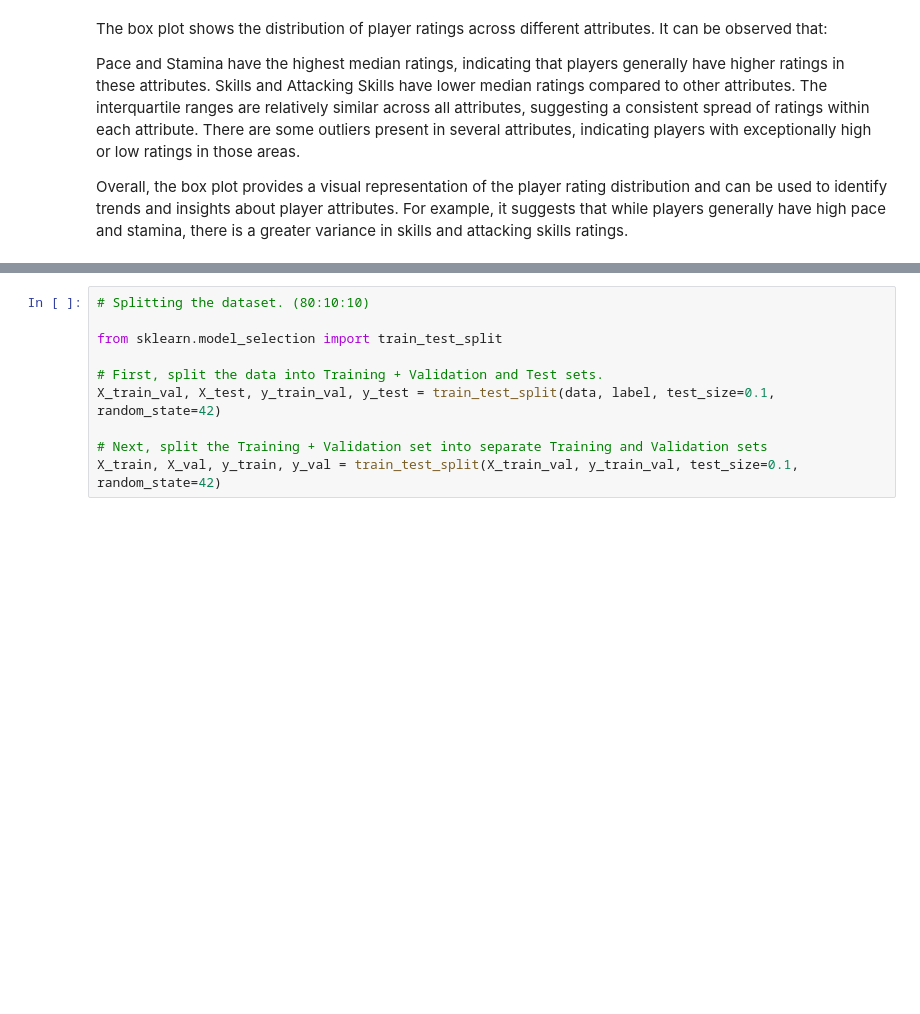
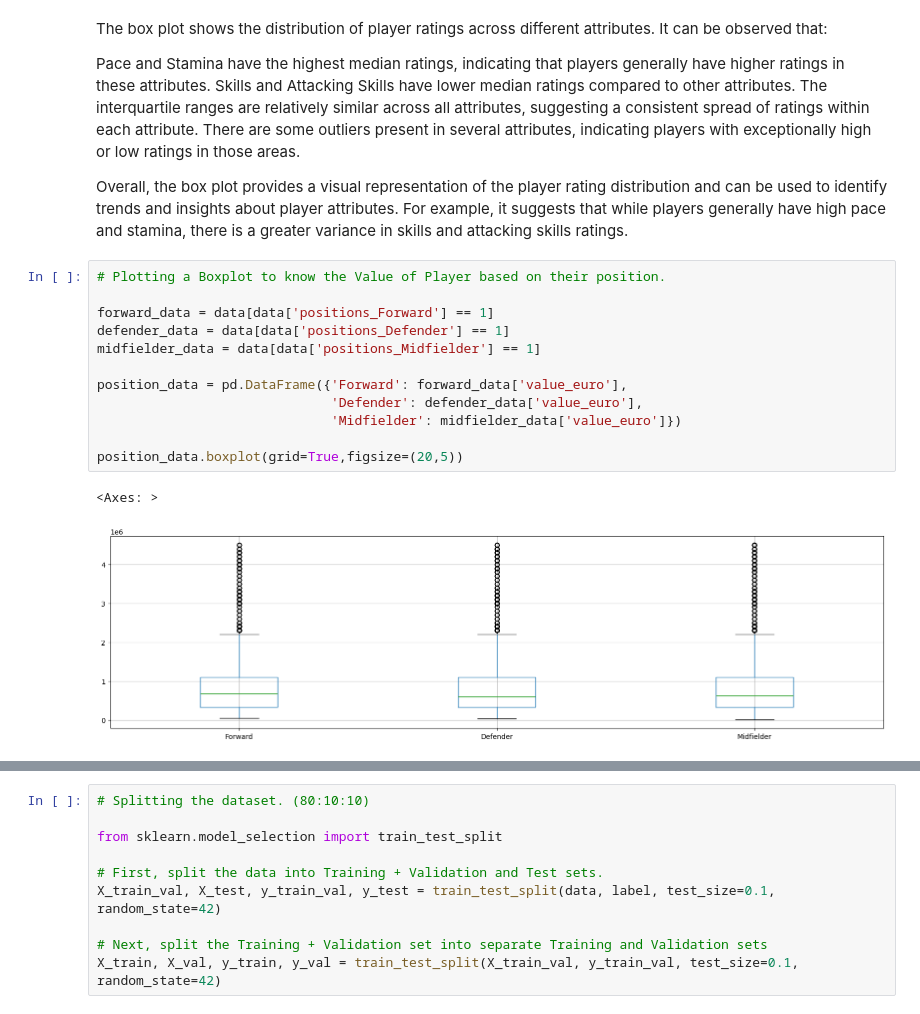
Before and after one commit to ExcaliburML/Regression, a Jupyter notebook: Regression.ipynb, the cells around one changed output, grey strips where cells are left out. Saved outputs shown, nothing was run; the diff lists cells and outputs as text; blank space fills up the shorter version.

```diff
--- a/Regression.ipynb
+++ b/Regression.ipynb
@@ -413,3 +419,18 @@ The interquartile ranges are relatively similar across all attributes, suggestin
 There are some outliers present in several attributes, indicating players with exceptionally high or low ratings in those areas.
 
 Overall, the box plot provides a visual representation of the player rating distribution and can be used to identify trends and insights about player attributes. For example, it suggests that while players generally have high pace and stamina, there is a greater variance in skills and attacking skills ratings.
+# %%
+# Plotting a Boxplot to know the Value of Player based on their position.
+
+forward_data = data[data['positions_Forward'] == 1]
+defender_data = data[data['positions_Defender'] == 1]
+midfielder_data = data[data['positions_Midfielder'] == 1]
+
+position_data = pd.DataFrame({'Forward': forward_data['value_euro'],
+                              'Defender': defender_data['value_euro'],
+                              'Midfielder': midfielder_data['value_euro']})
+
+position_data.boxplot(grid=True,figsize=(20,5))
+# %% [output]
+<Axes: >
+[figure, added]
```
Also changed, not shown: parts of 26 cells of this notebook, 1 other file.
